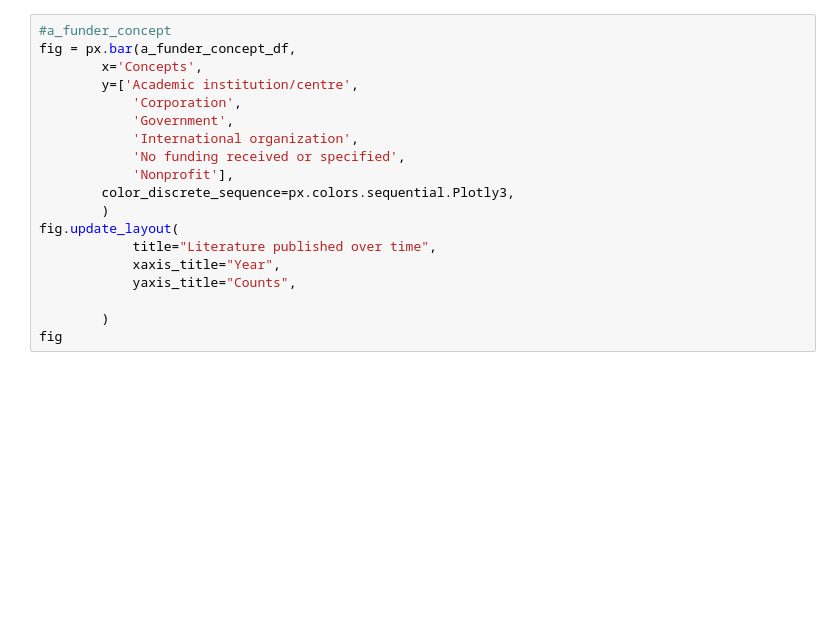
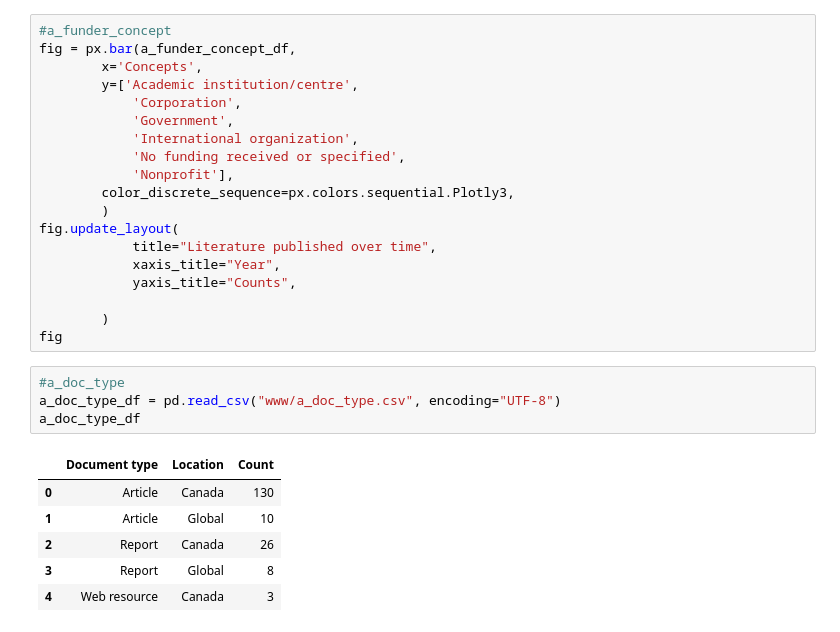
Before and after one commit to poppy-nicolette/ShinyShiny, a Jupyter notebook: dashboard-LNS/test_plots.ipynb, the cells around one changed output. Cells and saved outputs as stored; diff of their text form; blank space fills up the shorter version.

```diff
--- a/dashboard-LNS/test_plots.ipynb
+++ b/dashboard-LNS/test_plots.ipynb
@@ -127,3 +127,14 @@ fig.update_layout(
 
         )
 fig
+# %%
+#a_doc_type
+a_doc_type_df = pd.read_csv("www/a_doc_type.csv", encoding="UTF-8")
+a_doc_type_df
+# %% [output]
+|  | Document type | Location | Count |
+| 0 | Article | Canada | 130 |
+| 1 | Article | Global | 10 |
+| 2 | Report | Canada | 26 |
+| 3 | Report | Global | 8 |
+| 4 | Web resource | Canada | 3 |
```
Also changed, not shown: 1 other file.
